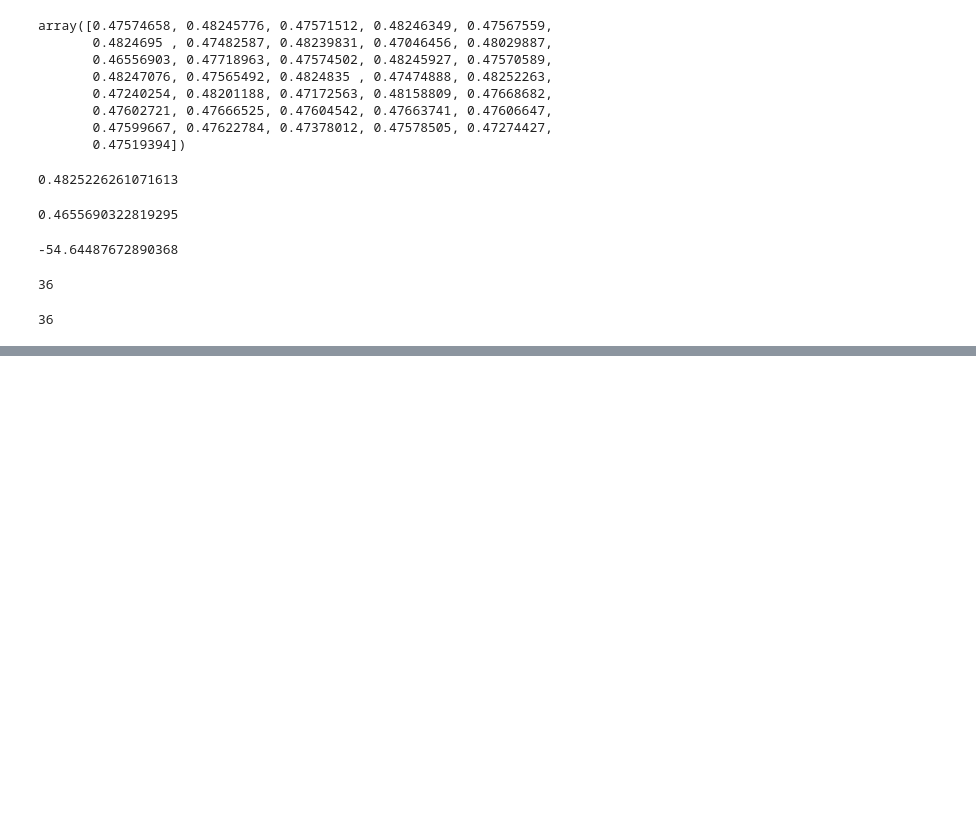
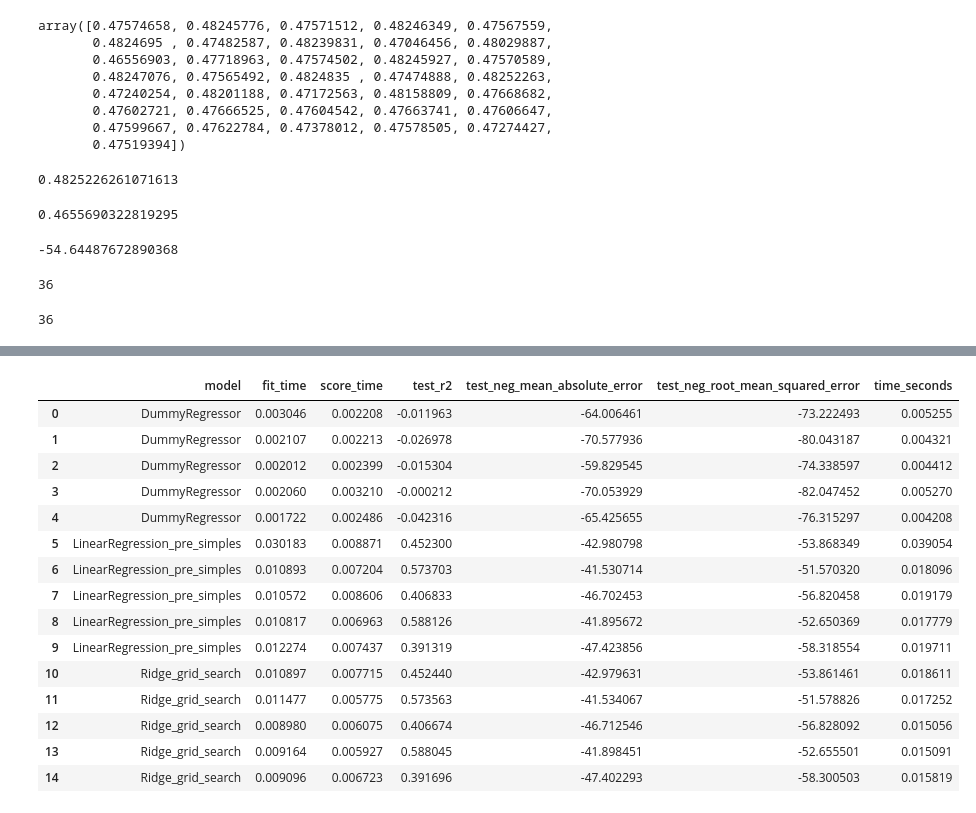
Before and after one commit to PauloViniciusR/regressao_modelos_lineares, a Jupyter notebook: notebooks/02_GridSearchCV.ipynb, the cells around one changed output, grey strips where cells are left out. Cells and saved outputs as stored; diff of their text form; code cells hidden in the pictures; blank space fills up the shorter version.

```diff
--- a/notebooks/02_GridSearchCV.ipynb
+++ b/notebooks/02_GridSearchCV.ipynb
@@ -289,0 +331,26 @@ len(grid_search.cv_results_["split0_test_r2"])
+# %%
+regressors = {
+    "DummyRegressor": {
+        "preprocessor": None,
+        "regressor": DummyRegressor(strategy="mean"),
+        "target_transformer": None,
+    },
+    "LinearRegression_pre_simples": {
+        "preprocessor": preprocessamento_simples,
+        "regressor": LinearRegression(),
+        "target_transformer": None,
+    },
+    "Ridge_grid_search": {
+        "preprocessor": grid_search.best_estimator_.regressor_["preprocessor"],
+        "regressor": grid_search.best_estimator_.regressor["reg"],
+        "target_transformer": None,
+    },
+
+}
+# %%
+resultados = {
+    nome_modelo: treinar_e_validar_modelo_regressao(X, y, **regressor)
+    for nome_modelo, regressor in regressors.items()
+}
+
+resultados
@@ -289,0 +375,21 @@ len(grid_search.cv_results_["split0_test_r2"])
+# %%
+df_resultados = organiza_resultados(resultados)
+
+df_resultados
+# %% [output]
+|  | model | fit_time | score_time | test_r2 | test_neg_mean_absolute_error | test_neg_root_mean_squared_error | time_seconds |
+| 0 | DummyRegressor | 0.003046 | 0.002208 | -0.011963 | -64.006461 | -73.222493 | 0.005255 |
+| 1 | DummyRegressor | 0.002107 | 0.002213 | -0.026978 | -70.577936 | -80.043187 | 0.004321 |
+| 2 | DummyRegressor | 0.002012 | 0.002399 | -0.015304 | -59.829545 | -74.338597 | 0.004412 |
+| 3 | DummyRegressor | 0.002060 | 0.003210 | -0.000212 | -70.053929 | -82.047452 | 0.005270 |
+| 4 | DummyRegressor | 0.001722 | 0.002486 | -0.042316 | -65.425655 | -76.315297 | 0.004208 |
+| 5 | LinearRegression_pre_simples | 0.030183 | 0.008871 | 0.452300 | -42.980798 | -53.868349 | 0.039054 |
+| 6 | LinearRegression_pre_simples | 0.010893 | 0.007204 | 0.573703 | -41.530714 | -51.570320 | 0.018096 |
+| 7 | LinearRegression_pre_simples | 0.010572 | 0.008606 | 0.406833 | -46.702453 | -56.820458 | 0.019179 |
+| 8 | LinearRegression_pre_simples | 0.010817 | 0.006963 | 0.588126 | -41.895672 | -52.650369 | 0.017779 |
+| 9 | LinearRegression_pre_simples | 0.012274 | 0.007437 | 0.391319 | -47.423856 | -58.318554 | 0.019711 |
+| 10 | Ridge_grid_search | 0.010897 | 0.007715 | 0.452440 | -42.979631 | -53.861461 | 0.018611 |
+| 11 | Ridge_grid_search | 0.011477 | 0.005775 | 0.573563 | -41.534067 | -51.578826 | 0.017252 |
+| 12 | Ridge_grid_search | 0.008980 | 0.006075 | 0.406674 | -46.712546 | -56.828092 | 0.015056 |
+| 13 | Ridge_grid_search | 0.009164 | 0.005927 | 0.588045 | -41.898451 | -52.655501 | 0.015091 |
+| 14 | Ridge_grid_search | 0.009096 | 0.006723 | 0.391696 | -47.402293 | -58.300503 | 0.015819 |
```
Also changed, not shown: parts of 6 cells of this notebook.
